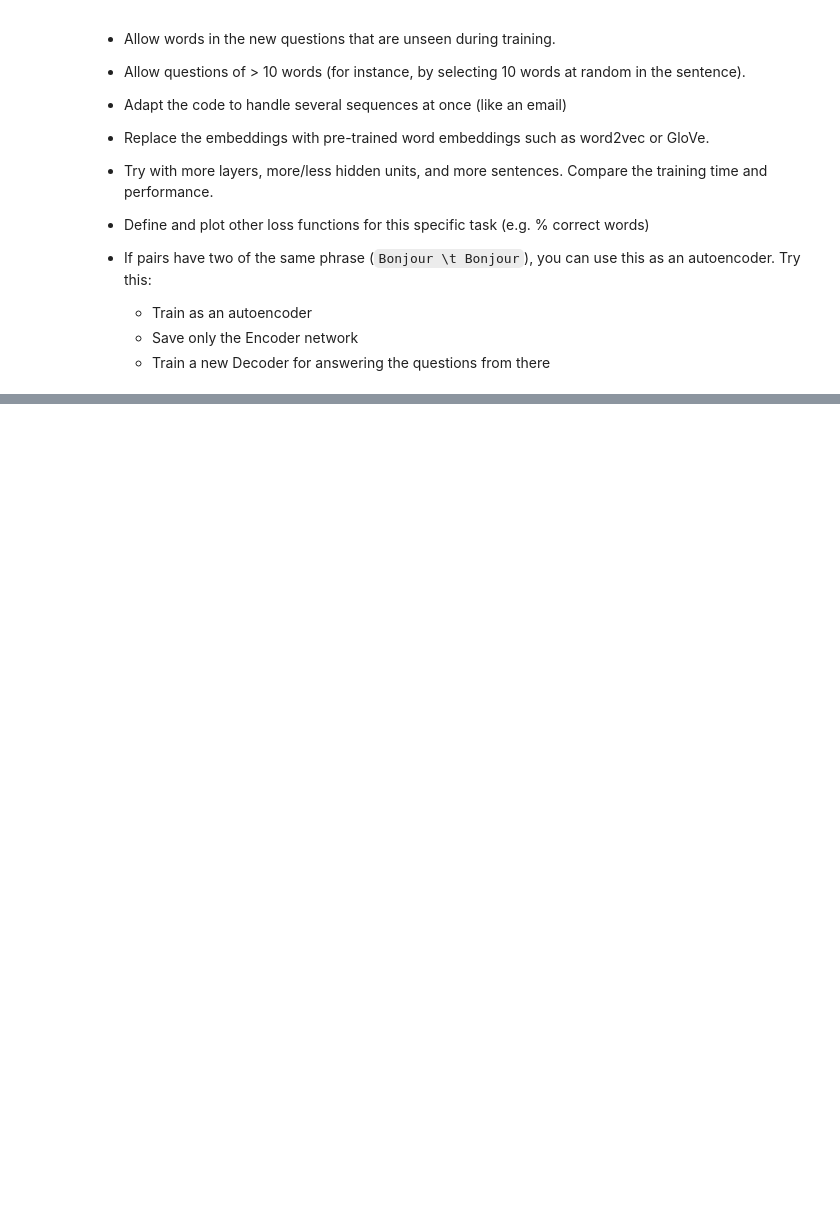
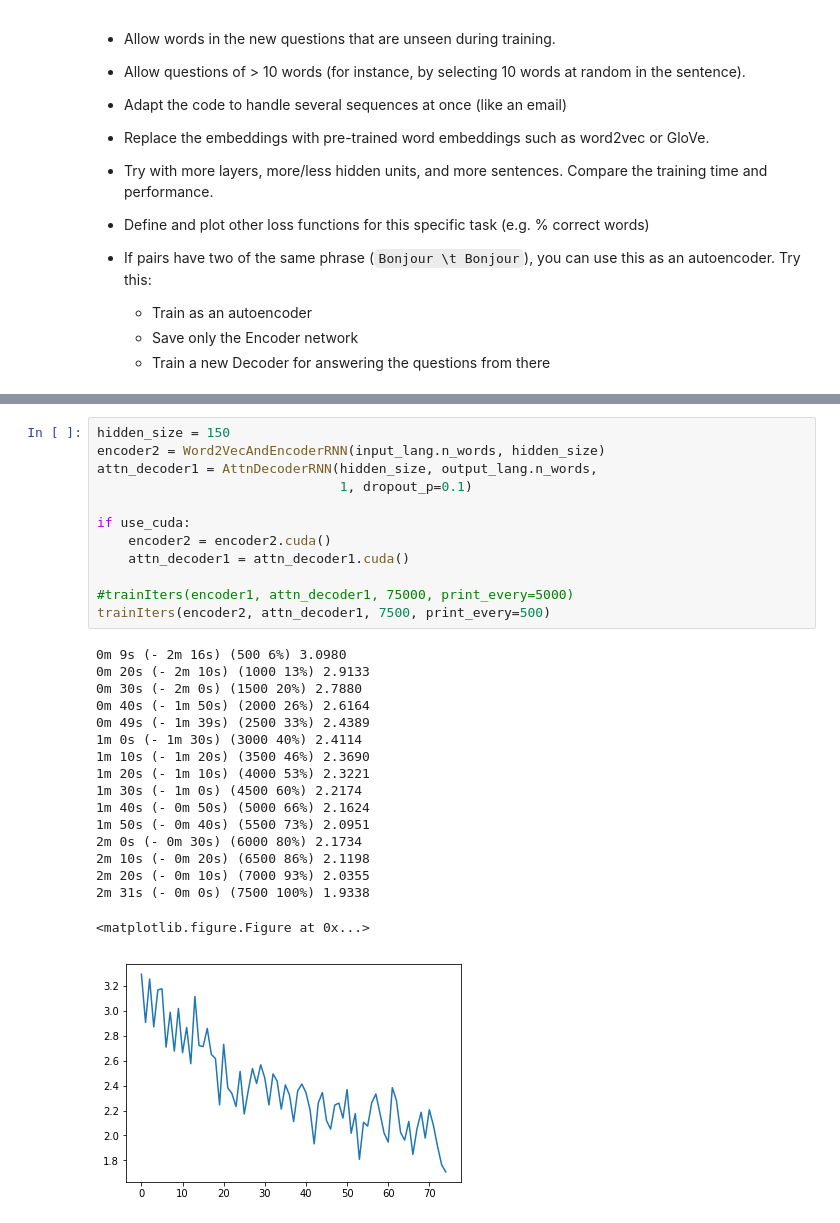
Before and after one commit to ngocbien/DEEP-LEARNING, a Jupyter notebook: seq2seq_chatbot.ipynb, the cells around one changed output, grey strips where cells are left out. Saved outputs shown, nothing was run; the diff lists cells and outputs as text; blank space fills up the shorter version.

```diff
--- a/seq2seq_chatbot.ipynb
+++ b/seq2seq_chatbot.ipynb
@@ -871,0 +998,30 @@ Future work
+# %%
+hidden_size = 150
+encoder2 = Word2VecAndEncoderRNN(input_lang.n_words, hidden_size)
+attn_decoder1 = AttnDecoderRNN(hidden_size, output_lang.n_words,
+                               1, dropout_p=0.1)
+
+if use_cuda:
+    encoder2 = encoder2.cuda()
+    attn_decoder1 = attn_decoder1.cuda()
+
+#trainIters(encoder1, attn_decoder1, 75000, print_every=5000)
+trainIters(encoder2, attn_decoder1, 7500, print_every=500)
+# %% [output]
+0m 9s (- 2m 16s) (500 6%) 3.0980
+0m 20s (- 2m 10s) (1000 13%) 2.9133
+0m 30s (- 2m 0s) (1500 20%) 2.7880
+0m 40s (- 1m 50s) (2000 26%) 2.6164
+0m 49s (- 1m 39s) (2500 33%) 2.4389
+1m 0s (- 1m 30s) (3000 40%) 2.4114
+1m 10s (- 1m 20s) (3500 46%) 2.3690
+1m 20s (- 1m 10s) (4000 53%) 2.3221
+1m 30s (- 1m 0s) (4500 60%) 2.2174
+1m 40s (- 0m 50s) (5000 66%) 2.1624
+1m 50s (- 0m 40s) (5500 73%) 2.0951
+2m 0s (- 0m 30s) (6000 80%) 2.1734
+2m 10s (- 0m 20s) (6500 86%) 2.1198
+2m 20s (- 0m 10s) (7000 93%) 2.0355
+2m 31s (- 0m 0s) (7500 100%) 1.9338
+<matplotlib.figure.Figure at 0x...>
+[figure, added]
```
Also changed, not shown: parts of 58 cells of this notebook, 1 other file.
